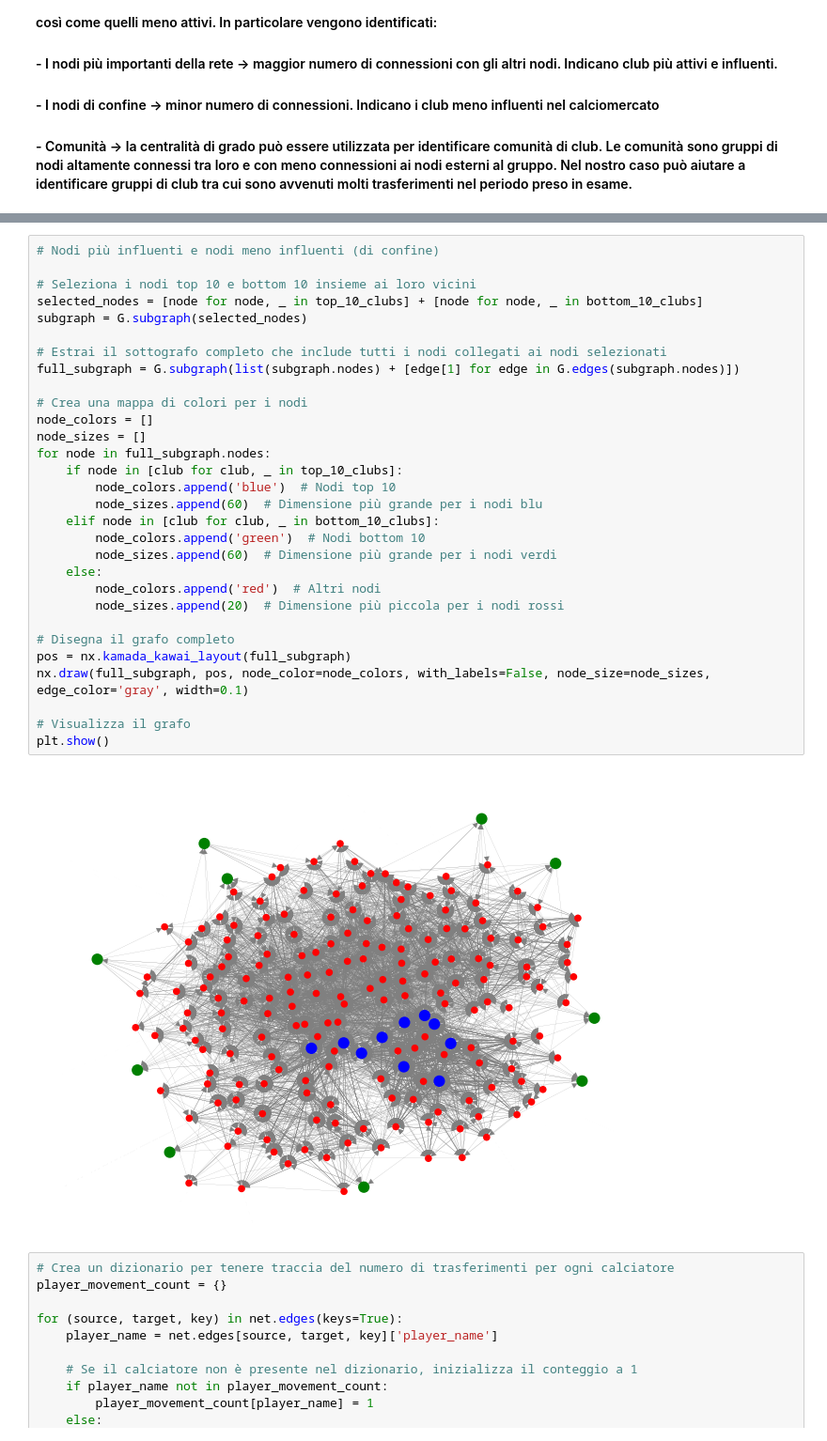
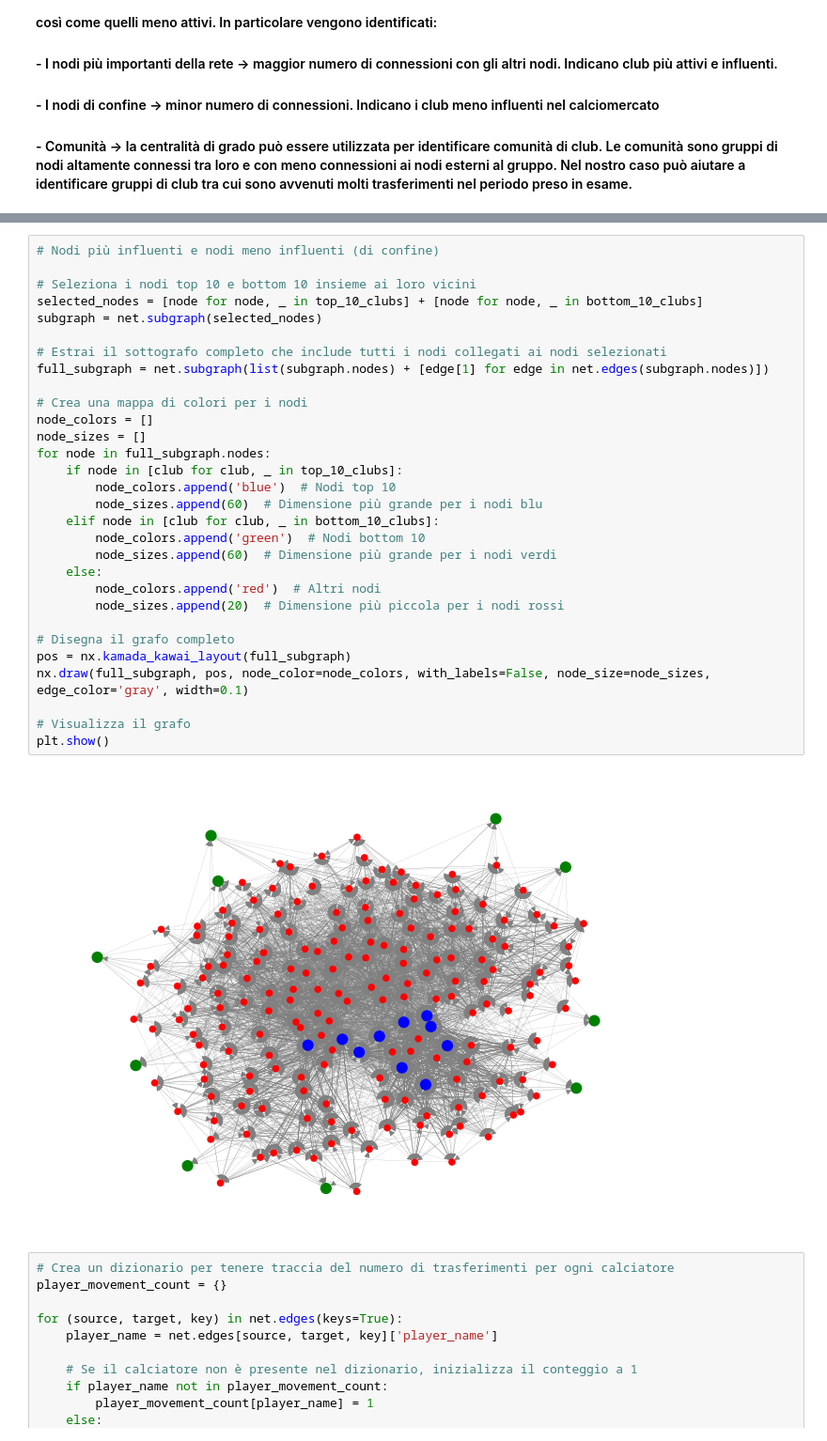
Before and after one commit to AleTouch98/SNA_Project, a Jupyter notebook: lettura_dataset.ipynb, the cells around one changed output, grey strips where cells are left out. Shown at 94% size. Drawn from its saved outputs; the diff is of its cells as text.

```diff
--- a/lettura_dataset.ipynb
+++ b/lettura_dataset.ipynb
@@ -267,35 +267,35 @@ ID del club: 3558  - Nome del club:  GFC Ajaccio  - Centralità di grado:  0.042
 # %%
 # Nodi più influenti e nodi meno influenti (di confine)
 
 # Seleziona i nodi top 10 e bottom 10 insieme ai loro vicini
 selected_nodes = [node for node, _ in top_10_clubs] + [node for node, _ in bottom_10_clubs]
-subgraph = G.subgraph(selected_nodes)
+subgraph = net.subgraph(selected_nodes)
 
 # Estrai il sottografo completo che include tutti i nodi collegati ai nodi selezionati
-full_subgraph = G.subgraph(list(subgraph.nodes) + [edge[1] for edge in G.edges(subgraph.nodes)])
+full_subgraph = net.subgraph(list(subgraph.nodes) + [edge[1] for edge in net.edges(subgraph.nodes)])
 
 # Crea una mappa di colori per i nodi
 node_colors = []
 node_sizes = []
 for node in full_subgraph.nodes:
     if node in [club for club, _ in top_10_clubs]:
         node_colors.append('blue')  # Nodi top 10
         node_sizes.append(60)  # Dimensione più grande per i nodi blu
     elif node in [club for club, _ in bottom_10_clubs]:
         node_colors.append('green')  # Nodi bottom 10
         node_sizes.append(60)  # Dimensione più grande per i nodi verdi
     else:
         node_colors.append('red')  # Altri nodi
         node_sizes.append(20)  # Dimensione più piccola per i nodi rossi
 
 # Disegna il grafo completo
 pos = nx.kamada_kawai_layout(full_subgraph)
 nx.draw(full_subgraph, pos, node_color=node_colors, with_labels=False, node_size=node_sizes, edge_color='gray', width=0.1)
 
 # Visualizza il grafo
 plt.show()
 # %% [output]
-[figure, old version]
+[figure, new version]
 # %%
 # Crea un dizionario per tenere traccia del numero di trasferimenti per ogni calciatore
 player_movement_count = {}
```
Also changed, not shown: parts of 4 cells of this notebook.
